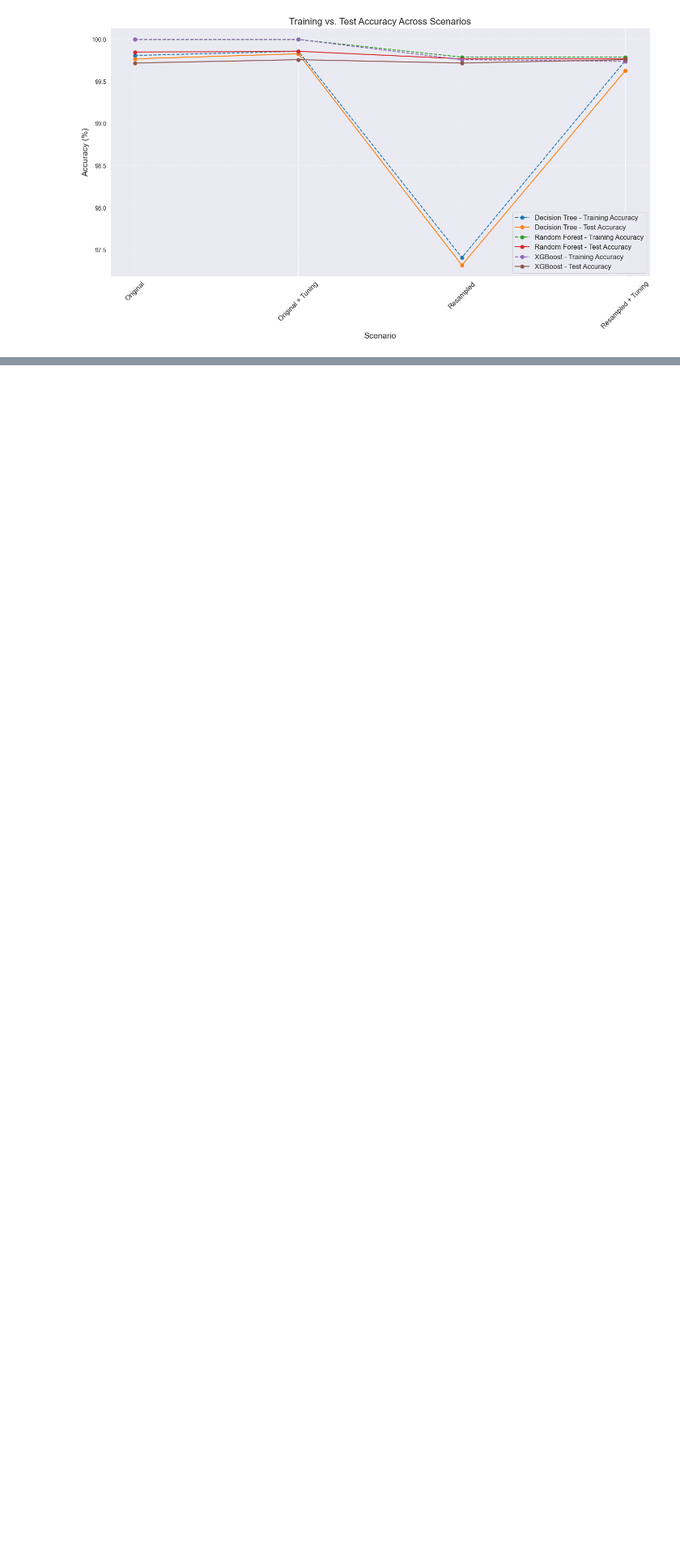
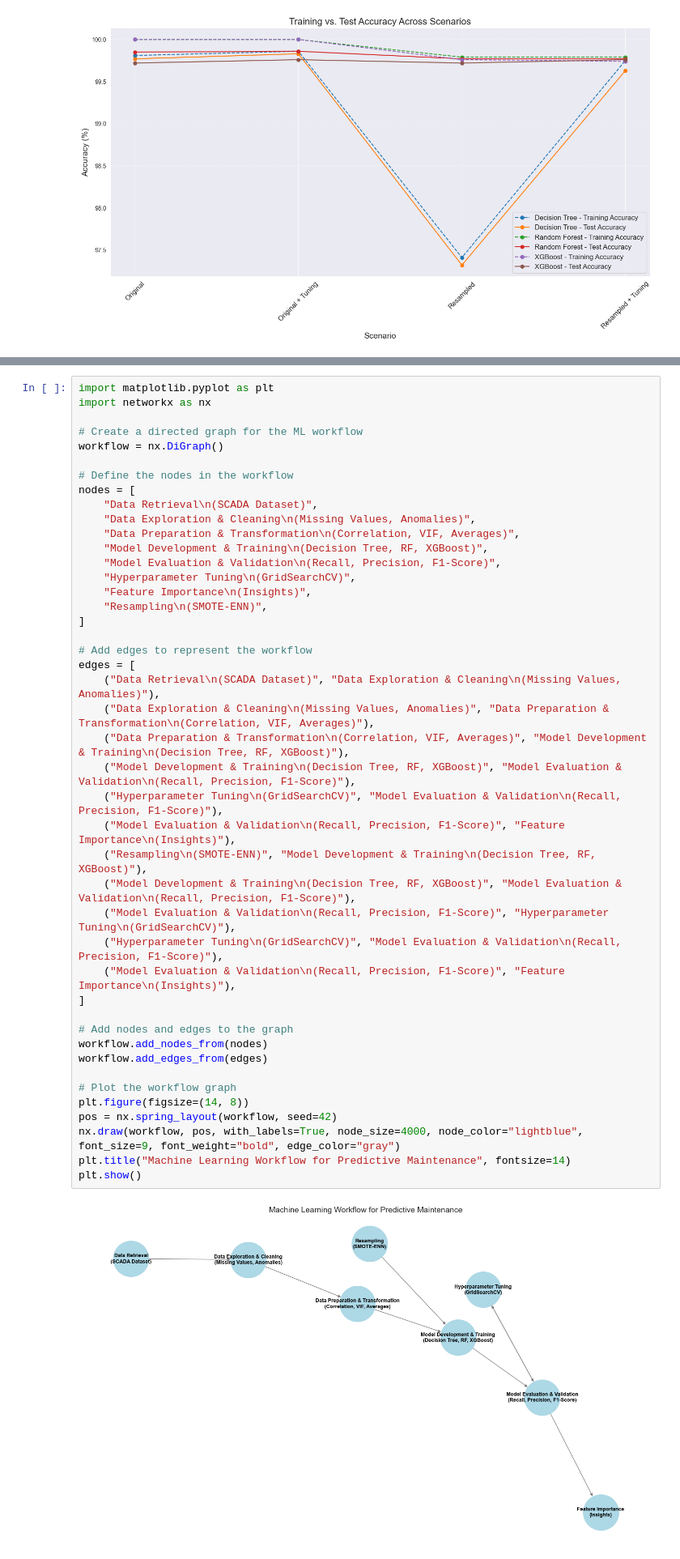
Before and after one commit to rhkraptor/AML, a Jupyter notebook: extras.ipynb, the cells around one changed output, grey strips where cells are left out. Shown at 81% size. Cells and saved outputs as stored; diff of their text form; blank space fills up the shorter version.

```diff
--- a/extras.ipynb
+++ b/extras.ipynb
@@ -233,0 +308,46 @@ plt.show()
+# %%
+import matplotlib.pyplot as plt
+import networkx as nx
+
+# Create a directed graph for the ML workflow
+workflow = nx.DiGraph()
+
+# Define the nodes in the workflow
+nodes = [
+    "Data Retrieval\n(SCADA Dataset)",
+    "Data Exploration & Cleaning\n(Missing Values, Anomalies)",
+    "Data Preparation & Transformation\n(Correlation, VIF, Averages)",
+    "Model Development & Training\n(Decision Tree, RF, XGBoost)",
+    "Model Evaluation & Validation\n(Recall, Precision, F1-Score)",
+    "Hyperparameter Tuning\n(GridSearchCV)",
+    "Feature Importance\n(Insights)",
+    "Resampling\n(SMOTE-ENN)",
+]
+
+# Add edges to represent the workflow
+edges = [
+    ("Data Retrieval\n(SCADA Dataset)", "Data Exploration & Cleaning\n(Missing Values, Anomalies)"),
+    ("Data Exploration & Cleaning\n(Missing Values, Anomalies)", "Data Preparation & Transformation\n(Correlation, VIF, Averages)"),
+    ("Data Preparation & Transformation\n(Correlation, VIF, Averages)", "Model Development & Training\n(Decision Tree, RF, XGBoost)"),
+    ("Model Development & Training\n(Decision Tree, RF, XGBoost)", "Model Evaluation & Validation\n(Recall, Precision, F1-Score)"),
+    ("Hyperparameter Tuning\n(GridSearchCV)", "Model Evaluation & Validation\n(Recall, Precision, F1-Score)"),
+    ("Model Evaluation & Validation\n(Recall, Precision, F1-Score)", "Feature Importance\n(Insights)"),
+    ("Resampling\n(SMOTE-ENN)", "Model Development & Training\n(Decision Tree, RF, XGBoost)"),
+    ("Model Development & Training\n(Decision Tree, RF, XGBoost)", "Model Evaluation & Validation\n(Recall, Precision, F1-Score)"),
+    ("Model Evaluation & Validation\n(Recall, Precision, F1-Score)", "Hyperparameter Tuning\n(GridSearchCV)"),
+    ("Hyperparameter Tuning\n(GridSearchCV)", "Model Evaluation & Validation\n(Recall, Precision, F1-Score)"),
+    ("Model Evaluation & Validation\n(Recall, Precision, F1-Score)", "Feature Importance\n(Insights)"),
+]
+
+# Add nodes and edges to the graph
+workflow.add_nodes_from(nodes)
+workflow.add_edges_from(edges)
+
+# Plot the workflow graph
+plt.figure(figsize=(14, 8))
+pos = nx.spring_layout(workflow, seed=42)
+nx.draw(workflow, pos, with_labels=True, node_size=4000, node_color="lightblue", font_size=9, font_weight="bold", edge_color="gray")
+plt.title("Machine Learning Workflow for Predictive Maintenance", fontsize=14)
+plt.show()
+# %% [output]
+[figure, added]
```
Also changed, not shown: parts of 2 cells of this notebook.
